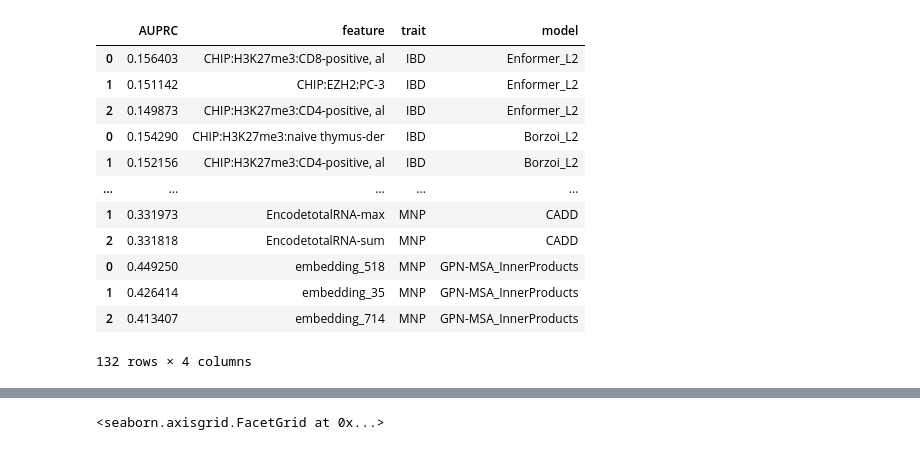
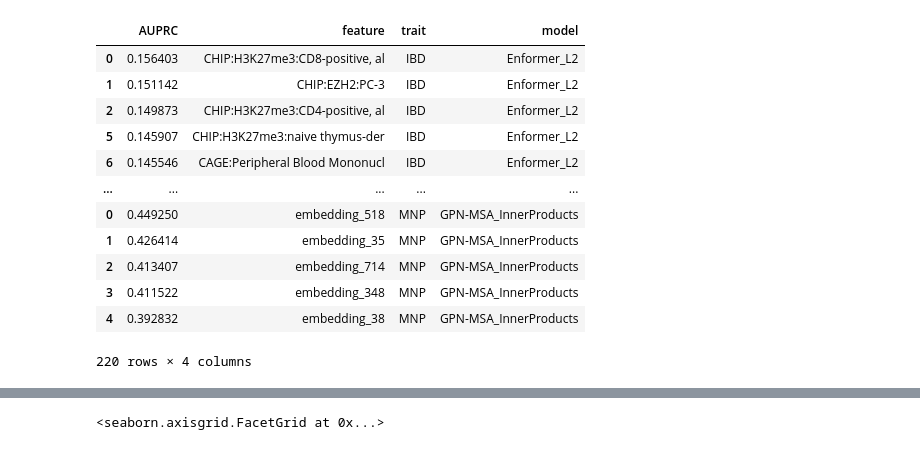
Before and after one commit to minjaf/TraitGym, a Jupyter notebook: workflow/notebooks/top_features.ipynb, the cells around one changed output, grey strips where cells are left out. Drawn from its saved outputs; the diff is of its cells as text; code cells hidden in the pictures.

```diff
--- a/workflow/notebooks/top_features.ipynb
+++ b/workflow/notebooks/top_features.ipynb
@@ -39,8 +39,8 @@ traits = [
     "BMD-HT",
     "PLT",
     "TG",
+    "BMI",
     "EY",
-    "BMI",
     "MNR",
     "Breast_cancer",
     "MNP",
@@ -50,43 +50,43 @@ models = [
     "Enformer_L2",
     "Borzoi_L2",
     "CADD",
     "GPN-MSA_InnerProducts",
 ]
 
 dfs = []
 n_hits = {}
 
 for trait in traits:
     base_dir = f"../../results/dataset/gwas_gokcen_{trait}_cre_matched_9/"
     n_hits[trait] = len(pd.read_parquet(base_dir + "test.parquet")) // 10
     for model in models:
         df = pd.read_csv(base_dir + f"unsupervised_metrics/{model}.csv")
         if model == "Enformer_L2":
             df.feature = df.feature.map(enformer_renaming)
             df = df.drop_duplicates("feature")
         elif model == "Borzoi_L2":
             df.feature = df.feature.map(borzoi_renaming)
             df = df.drop_duplicates("feature")
-        df = df.head(3)
+        df = df.head(5)
         df["trait"] = trait
         df["model"] = model
         dfs.append(df)
 df = pd.concat(dfs)
 df
 # %% [output]
 |  | AUPRC | feature | trait | model |
 | 0 | 0.156403 | CHIP:H3K27me3:CD8-positive, al | IBD | Enformer_L2 |
 | 1 | 0.151142 | CHIP:EZH2:PC-3 | IBD | Enformer_L2 |
 | 2 | 0.149873 | CHIP:H3K27me3:CD4-positive, al | IBD | Enformer_L2 |
-| 0 | 0.154290 | CHIP:H3K27me3:naive thymus-der | IBD | Borzoi_L2 |
-| 1 | 0.152156 | CHIP:H3K27me3:CD4-positive, al | IBD | Borzoi_L2 |
+| 5 | 0.145907 | CHIP:H3K27me3:naive thymus-der | IBD | Enformer_L2 |
+| 6 | 0.145546 | CAGE:Peripheral Blood Mononucl | IBD | Enformer_L2 |
 | ... | ... | ... | ... | ... |
-| 1 | 0.331973 | EncodetotalRNA-max | MNP | CADD |
-| 2 | 0.331818 | EncodetotalRNA-sum | MNP | CADD |
 | 0 | 0.449250 | embedding_518 | MNP | GPN-MSA_InnerProducts |
 | 1 | 0.426414 | embedding_35 | MNP | GPN-MSA_InnerProducts |
 | 2 | 0.413407 | embedding_714 | MNP | GPN-MSA_InnerProducts |
+| 3 | 0.411522 | embedding_348 | MNP | GPN-MSA_InnerProducts |
+| 4 | 0.392832 | embedding_38 | MNP | GPN-MSA_InnerProducts |
-132 rows × 4 columns
+220 rows × 4 columns
 # %%
 for trait in traits:
     g = sns.catplot(
```
Also changed, not shown: parts of 13 cells of this notebook, 7 other files.
